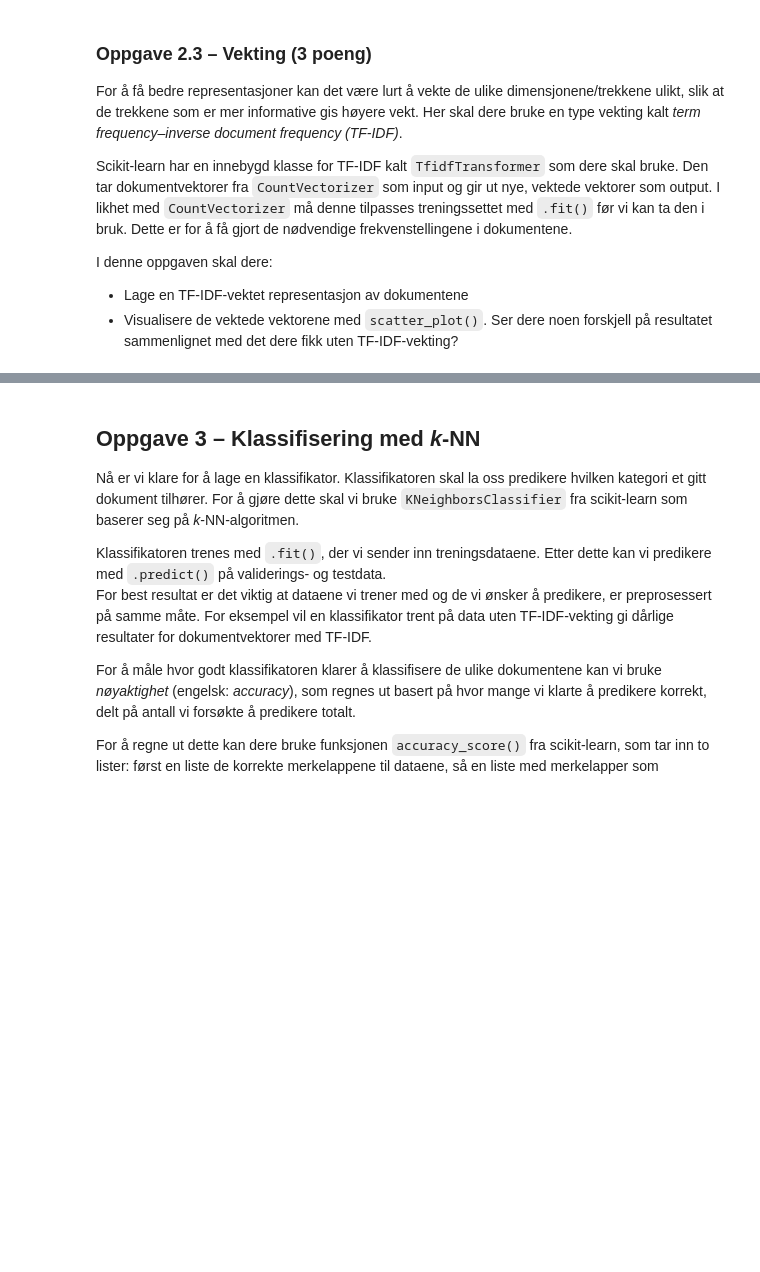
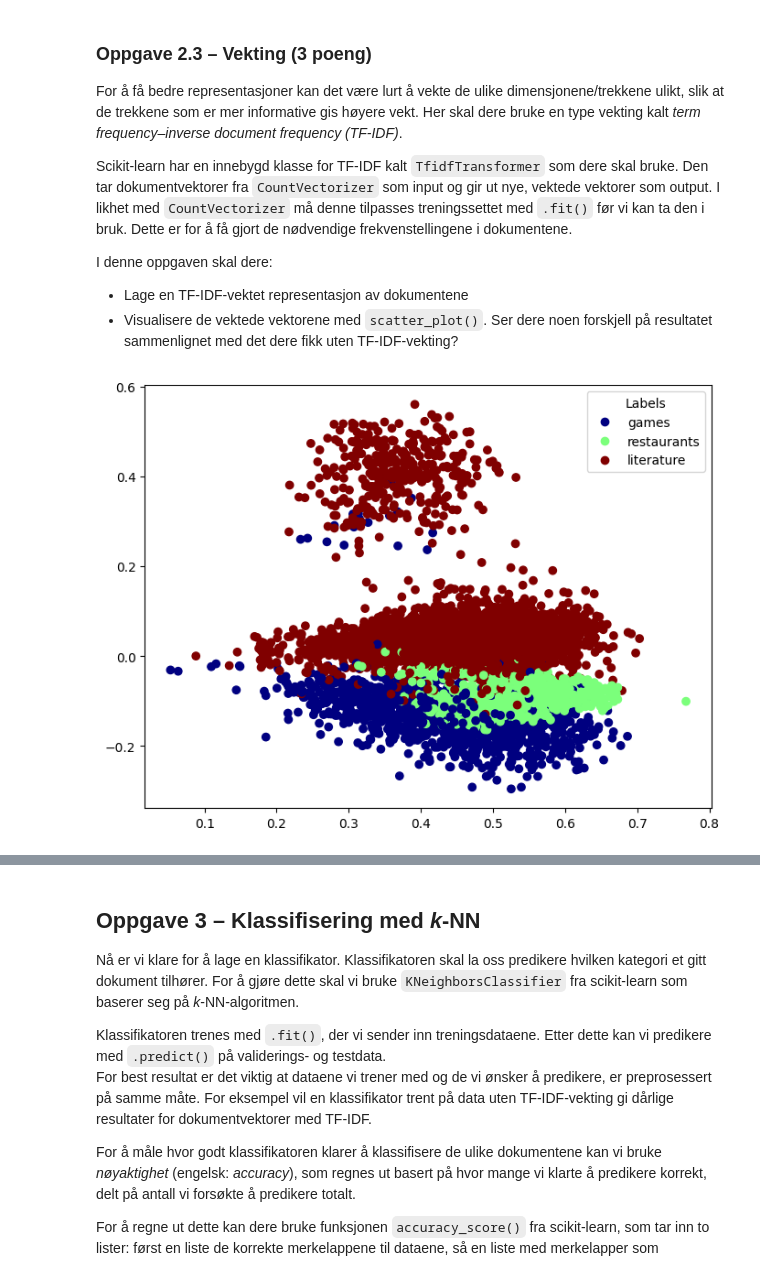
Before and after one commit to philipfleischer/ML-AI, a Jupyter notebook: oblig1b/oblig_1b.ipynb, the cells around one changed output, grey strips where cells are left out. Cells and saved outputs as stored; diff of their text form; code cells hidden in the pictures; blank space fills up the shorter version.

```diff
--- a/oblig1b/oblig_1b.ipynb
+++ b/oblig1b/oblig_1b.ipynb
@@ -188,6 +297,20 @@ I denne oppgaven skal dere:
 from sklearn.feature_extraction.text import TfidfTransformer
 # %%
 # Oppgave 2.3
+tfidf = TfidfTransformer()
+
+# Fit på train
+tfidf.fit(X_train)
+
+#Transformerer splittene
+X_train_tfidf = tfidf.transform(X_train)
+X_dev_tfidf = tfidf.transform(X_dev)
+X_test_tfidf = tfidf.transform(X_test)
+
+# Visualiser med scatter_plot
+scatter_plot(X_train_tfidf, train_labels)
+# %% [output]
+[figure, added]
 # %% [markdown]
 #### Oppgave 2.3 – Tekstbesvarelse
 *Ser du noen forskjell mellom vektorene med og uten tf-idf?*
```
Also changed, not shown: parts of 15 cells of this notebook.
